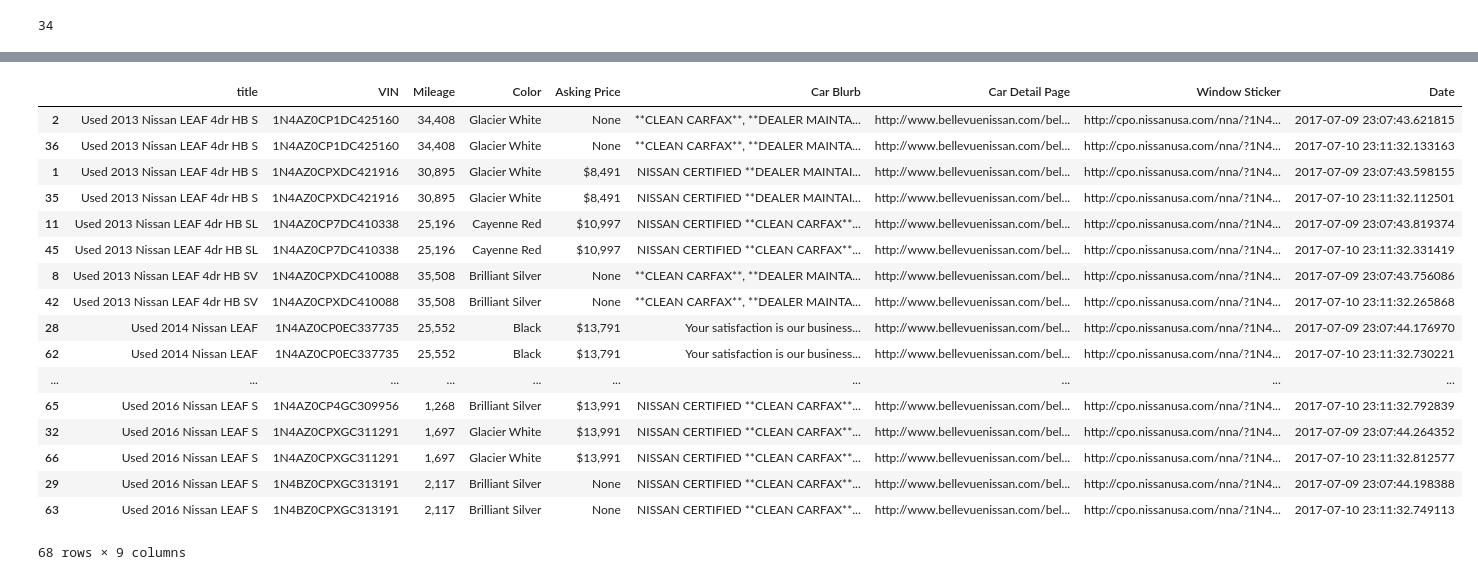
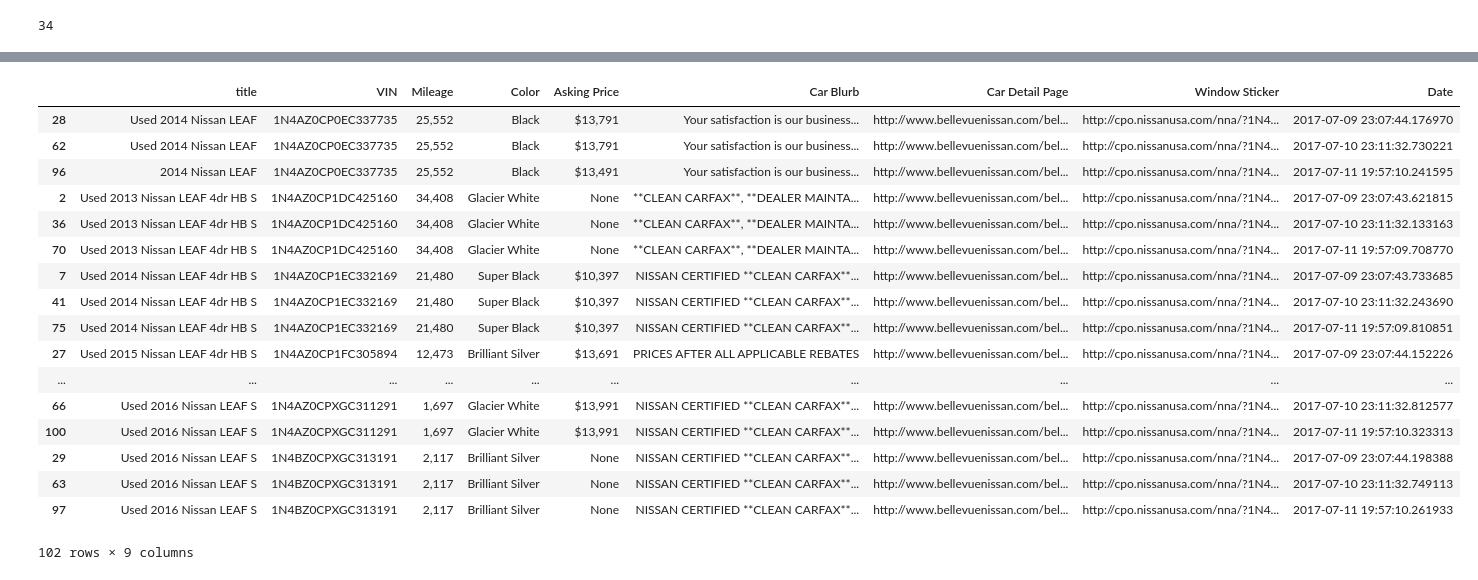
Before and after one commit to lukewrites/Learning-Log, a Jupyter notebook: web_scraping/playground/nissan_prices.ipynb, the cells around one changed output, grey strips where cells are left out. Saved outputs shown, nothing was run; the diff lists cells and outputs as text; code cells hidden in the pictures.

Commit message:
most of ch 2 done. also, nissan script is working 100%

```diff
--- a/web_scraping/playground/nissan_prices.ipynb
+++ b/web_scraping/playground/nissan_prices.ipynb
@@ -364,22 +364,22 @@ len(leaves)
 # %%
-grouped_by_vin = leaves.sort_values(['title', 'VIN', 'Asking Price'])
+grouped_by_vin = leaves.sort_values(['VIN', 'Date', 'Asking Price'])
 grouped_by_vin
 # %% [output]
 |  | title | VIN | Mileage | Color | Asking Price | Car Blurb | Car Detail Page | Window Sticker | Date |
+| 28 | Used 2014 Nissan LEAF | 1N4AZ0CP0EC337735 | 25,552 | Black | $13,791 | Your satisfaction is our business... | http://www.bellevuenissan.com/bel... | http://cpo.nissanusa.com/nna/?1N4... | 2017-07-09 23:07:44.176970 |
+| 62 | Used 2014 Nissan LEAF | 1N4AZ0CP0EC337735 | 25,552 | Black | $13,791 | Your satisfaction is our business... | http://www.bellevuenissan.com/bel... | http://cpo.nissanusa.com/nna/?1N4... | 2017-07-10 23:11:32.730221 |
+| 96 | 2014 Nissan LEAF | 1N4AZ0CP0EC337735 | 25,552 | Black | $13,491 | Your satisfaction is our business... | http://www.bellevuenissan.com/bel... | http://cpo.nissanusa.com/nna/?1N4... | 2017-07-11 19:57:10.241595 |
 | 2 | Used 2013 Nissan LEAF 4dr HB S | 1N4AZ0CP1DC425160 | 34,408 | Glacier White | None | **CLEAN CARFAX**, **DEALER MAINTA... | http://www.bellevuenissan.com/bel... | http://cpo.nissanusa.com/nna/?1N4... | 2017-07-09 23:07:43.621815 |
 | 36 | Used 2013 Nissan LEAF 4dr HB S | 1N4AZ0CP1DC425160 | 34,408 | Glacier White | None | **CLEAN CARFAX**, **DEALER MAINTA... | http://www.bellevuenissan.com/bel... | http://cpo.nissanusa.com/nna/?1N4... | 2017-07-10 23:11:32.133163 |
-| 1 | Used 2013 Nissan LEAF 4dr HB S | 1N4AZ0CPXDC421916 | 30,895 | Glacier White | $8,491 | NISSAN CERTIFIED **DEALER MAINTAI... | http://www.bellevuenissan.com/bel... | http://cpo.nissanusa.com/nna/?1N4... | 2017-07-09 23:07:43.598155 |
-| 35 | Used 2013 Nissan LEAF 4dr HB S | 1N4AZ0CPXDC421916 | 30,895 | Glacier White | $8,491 | NISSAN CERTIFIED **DEALER MAINTAI... | http://www.bellevuenissan.com/bel... | http://cpo.nissanusa.com/nna/?1N4... | 2017-07-10 23:11:32.112501 |
-| 11 | Used 2013 Nissan LEAF 4dr HB SL | 1N4AZ0CP7DC410338 | 25,196 | Cayenne Red | $10,997 | NISSAN CERTIFIED **CLEAN CARFAX**... | http://www.bellevuenissan.com/bel... | http://cpo.nissanusa.com/nna/?1N4... | 2017-07-09 23:07:43.819374 |
-| 45 | Used 2013 Nissan LEAF 4dr HB SL | 1N4AZ0CP7DC410338 | 25,196 | Cayenne Red | $10,997 | NISSAN CERTIFIED **CLEAN CARFAX**... | http://www.bellevuenissan.com/bel... | http://cpo.nissanusa.com/nna/?1N4... | 2017-07-10 23:11:32.331419 |
-| 8 | Used 2013 Nissan LEAF 4dr HB SV | 1N4AZ0CPXDC410088 | 35,508 | Brilliant Silver | None | **CLEAN CARFAX**, **DEALER MAINTA... | http://www.bellevuenissan.com/bel... | http://cpo.nissanusa.com/nna/?1N4... | 2017-07-09 23:07:43.756086 |
-| 42 | Used 2013 Nissan LEAF 4dr HB SV | 1N4AZ0CPXDC410088 | 35,508 | Brilliant Silver | None | **CLEAN CARFAX**, **DEALER MAINTA... | http://www.bellevuenissan.com/bel... | http://cpo.nissanusa.com/nna/?1N4... | 2017-07-10 23:11:32.265868 |
-| 28 | Used 2014 Nissan LEAF | 1N4AZ0CP0EC337735 | 25,552 | Black | $13,791 | Your satisfaction is our business... | http://www.bellevuenissan.com/bel... | http://cpo.nissanusa.com/nna/?1N4... | 2017-07-09 23:07:44.176970 |
-| 62 | Used 2014 Nissan LEAF | 1N4AZ0CP0EC337735 | 25,552 | Black | $13,791 | Your satisfaction is our business... | http://www.bellevuenissan.com/bel... | http://cpo.nissanusa.com/nna/?1N4... | 2017-07-10 23:11:32.730221 |
+| 70 | Used 2013 Nissan LEAF 4dr HB S | 1N4AZ0CP1DC425160 | 34,408 | Glacier White | None | **CLEAN CARFAX**, **DEALER MAINTA... | http://www.bellevuenissan.com/bel... | http://cpo.nissanusa.com/nna/?1N4... | 2017-07-11 19:57:09.708770 |
+| 7 | Used 2014 Nissan LEAF 4dr HB S | 1N4AZ0CP1EC332169 | 21,480 | Super Black | $10,397 | NISSAN CERTIFIED **CLEAN CARFAX**... | http://www.bellevuenissan.com/bel... | http://cpo.nissanusa.com/nna/?1N4... | 2017-07-09 23:07:43.733685 |
+| 41 | Used 2014 Nissan LEAF 4dr HB S | 1N4AZ0CP1EC332169 | 21,480 | Super Black | $10,397 | NISSAN CERTIFIED **CLEAN CARFAX**... | http://www.bellevuenissan.com/bel... | http://cpo.nissanusa.com/nna/?1N4... | 2017-07-10 23:11:32.243690 |
+| 75 | Used 2014 Nissan LEAF 4dr HB S | 1N4AZ0CP1EC332169 | 21,480 | Super Black | $10,397 | NISSAN CERTIFIED **CLEAN CARFAX**... | http://www.bellevuenissan.com/bel... | http://cpo.nissanusa.com/nna/?1N4... | 2017-07-11 19:57:09.810851 |
+| 27 | Used 2015 Nissan LEAF 4dr HB S | 1N4AZ0CP1FC305894 | 12,473 | Brilliant Silver | $13,691 | PRICES AFTER ALL APPLICABLE REBATES | http://www.bellevuenissan.com/bel... | http://cpo.nissanusa.com/nna/?1N4... | 2017-07-09 23:07:44.152226 |
 | ... | ... | ... | ... | ... | ... | ... | ... | ... | ... |
-| 65 | Used 2016 Nissan LEAF S | 1N4AZ0CP4GC309956 | 1,268 | Brilliant Silver | $13,991 | NISSAN CERTIFIED **CLEAN CARFAX**... | http://www.bellevuenissan.com/bel... | http://cpo.nissanusa.com/nna/?1N4... | 2017-07-10 23:11:32.792839 |
-| 32 | Used 2016 Nissan LEAF S | 1N4AZ0CPXGC311291 | 1,697 | Glacier White | $13,991 | NISSAN CERTIFIED **CLEAN CARFAX**... | http://www.bellevuenissan.com/bel... | http://cpo.nissanusa.com/nna/?1N4... | 2017-07-09 23:07:44.264352 |
 | 66 | Used 2016 Nissan LEAF S | 1N4AZ0CPXGC311291 | 1,697 | Glacier White | $13,991 | NISSAN CERTIFIED **CLEAN CARFAX**... | http://www.bellevuenissan.com/bel... | http://cpo.nissanusa.com/nna/?1N4... | 2017-07-10 23:11:32.812577 |
+| 100 | Used 2016 Nissan LEAF S | 1N4AZ0CPXGC311291 | 1,697 | Glacier White | $13,991 | NISSAN CERTIFIED **CLEAN CARFAX**... | http://www.bellevuenissan.com/bel... | http://cpo.nissanusa.com/nna/?1N4... | 2017-07-11 19:57:10.323313 |
 | 29 | Used 2016 Nissan LEAF S | 1N4BZ0CPXGC313191 | 2,117 | Brilliant Silver | None | NISSAN CERTIFIED **CLEAN CARFAX**... | http://www.bellevuenissan.com/bel... | http://cpo.nissanusa.com/nna/?1N4... | 2017-07-09 23:07:44.198388 |
 | 63 | Used 2016 Nissan LEAF S | 1N4BZ0CPXGC313191 | 2,117 | Brilliant Silver | None | NISSAN CERTIFIED **CLEAN CARFAX**... | http://www.bellevuenissan.com/bel... | http://cpo.nissanusa.com/nna/?1N4... | 2017-07-10 23:11:32.749113 |
+| 97 | Used 2016 Nissan LEAF S | 1N4BZ0CPXGC313191 | 2,117 | Brilliant Silver | None | NISSAN CERTIFIED **CLEAN CARFAX**... | http://www.bellevuenissan.com/bel... | http://cpo.nissanusa.com/nna/?1N4... | 2017-07-11 19:57:10.261933 |
-68 rows × 9 columns
+102 rows × 9 columns
```
Also changed, not shown: parts of 1 cell of this notebook, 3 other files.
